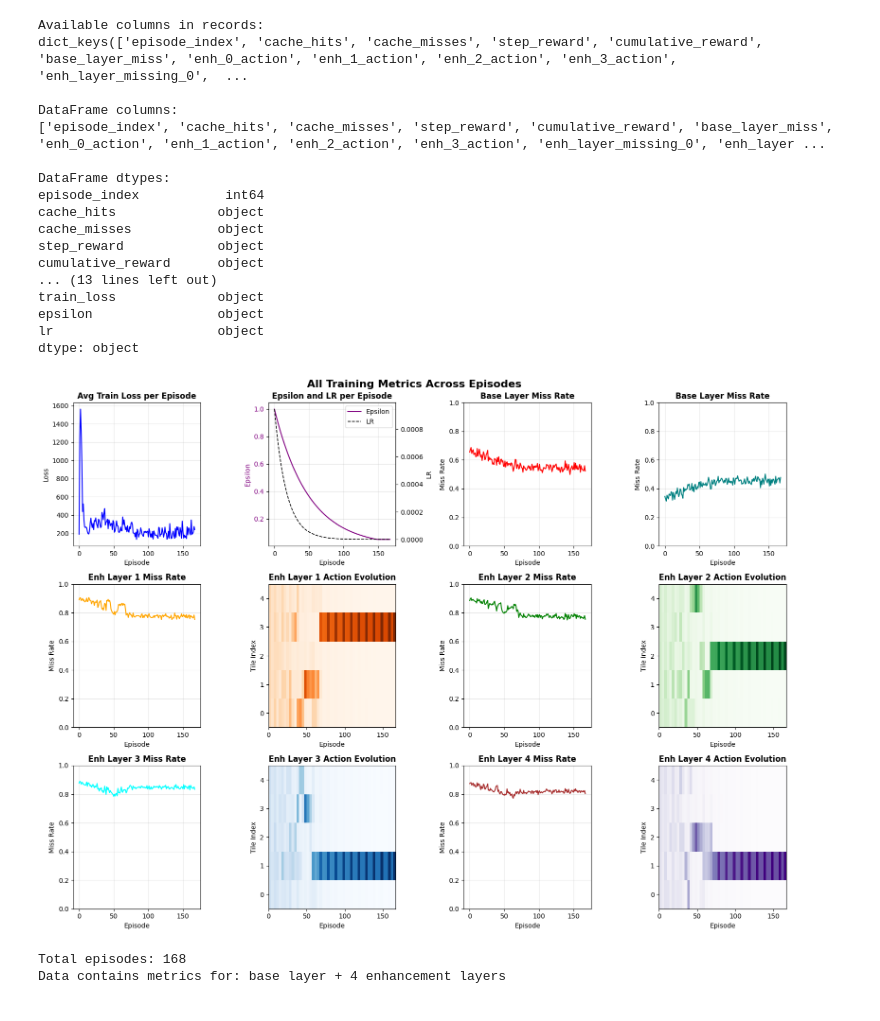
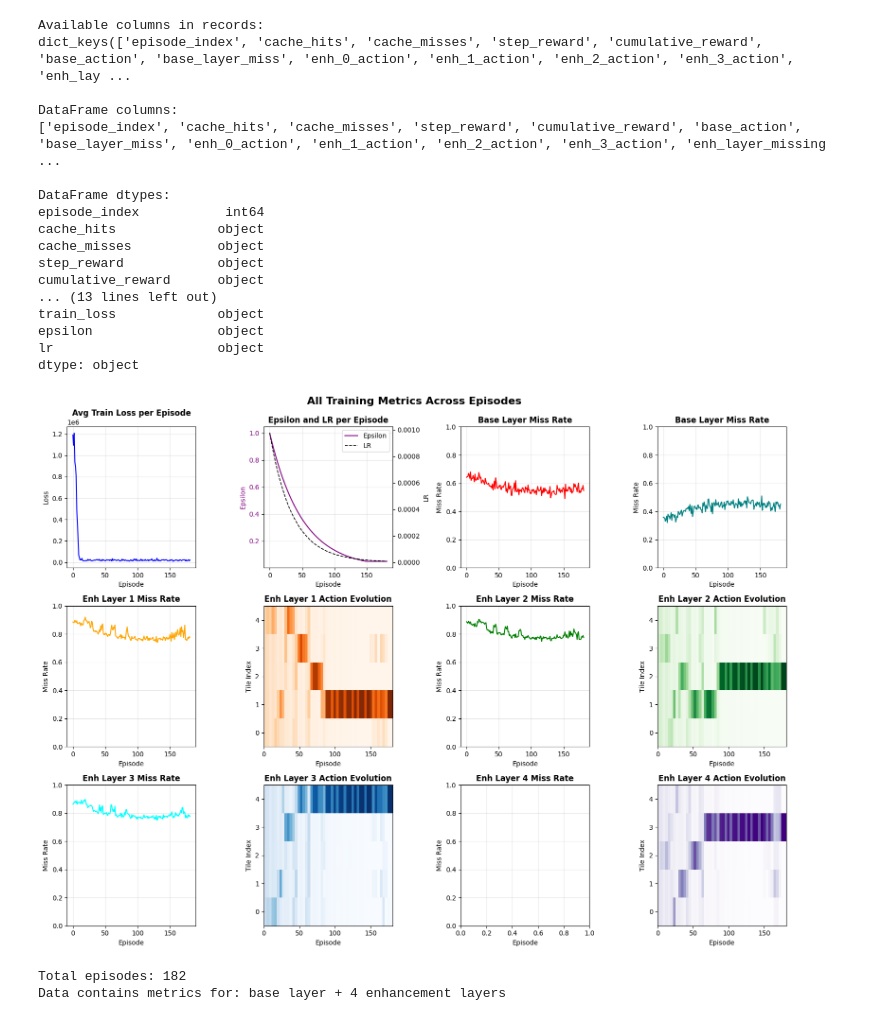
Before and after one commit to es25591/CacheVideoPredict360, a Jupyter notebook: Sources/Examples/LabAnalysis.ipynb, the cells around one changed output. Saved outputs shown, nothing was run; the diff lists cells and outputs as text; code cells hidden in the pictures.

```diff
--- a/Sources/Examples/LabAnalysis.ipynb
+++ b/Sources/Examples/LabAnalysis.ipynb
@@ -7,8 +7,8 @@ import pandas as pd
 import matplotlib.pyplot as plt
 # %%
 
-# path_foulder = "C:/Users/es25591/Workspace/CacheVideoPredict360/Results/" + "2026-02-23_15-05/"
-path_foulder = "/home/eduardo/Workspace/CacheVideoPredict360/Results/" + "2026-02-23_20-16/"
+path_foulder = "C:/Users/es25591/Workspace/CacheVideoPredict360/Results/" + "2026-02-24_13-09/"
+# path_foulder = "/home/eduardo/Workspace/CacheVideoPredict360/Results/" + "2026-02-24_07-54/"
 pattern = re.compile(r"^debug_ep(\d+)\.json$")
 records = []
 
@@ -40,10 +40,10 @@ print("\nDataFrame dtypes:")
 print(df.dtypes)
 # %% [output]
 Available columns in records:
-dict_keys(['episode_index', 'cache_hits', 'cache_misses', 'step_reward', 'cumulative_reward', 'base_layer_miss', 'enh_0_action', 'enh_1_action', 'enh_2_action', 'enh_3_action', 'enh_layer_missing_0',  ...
+dict_keys(['episode_index', 'cache_hits', 'cache_misses', 'step_reward', 'cumulative_reward', 'base_action', 'base_layer_miss', 'enh_0_action', 'enh_1_action', 'enh_2_action', 'enh_3_action', 'enh_lay ...
 
 DataFrame columns:
-['episode_index', 'cache_hits', 'cache_misses', 'step_reward', 'cumulative_reward', 'base_layer_miss', 'enh_0_action', 'enh_1_action', 'enh_2_action', 'enh_3_action', 'enh_layer_missing_0', 'enh_layer ...
+['episode_index', 'cache_hits', 'cache_misses', 'step_reward', 'cumulative_reward', 'base_action', 'base_layer_miss', 'enh_0_action', 'enh_1_action', 'enh_2_action', 'enh_3_action', 'enh_layer_missing ...
 
 DataFrame dtypes:
 episode_index           int64
@@ -199,36 +199,36 @@ plot_action_evolution(ax, 'enh_1_action', 'Enh Layer 2 Action Evolution', 'Green
 ax = axes[2, 0]
 avg_enh3_miss = get_avg_per_episode('enh_layer_missing_2')
 ax.plot(episodes, avg_enh3_miss, color='cyan', linewidth=1.5)
 ax.set_title('Enh Layer 3 Miss Rate', fontweight='bold')
 ax.set_xlabel('Episode')
 ax.set_ylabel('Miss Rate')
 ax.set_ylim([0, 1])
 ax.grid(True, alpha=0.3)
 
 ax = axes[2, 1]
 plot_action_evolution(ax, 'enh_2_action', 'Enh Layer 3 Action Evolution', 'Blues')
 
 # Enhancement Layer 4
 ax = axes[2, 2]
 avg_enh4_miss = get_avg_per_episode('enh_layer_missing_3')
-ax.plot(episodes, avg_enh4_miss, color='brown', linewidth=1.5)
+# ax.plot(episodes, avg_enh4_miss, color='brown', linewidth=1.5)
 ax.set_title('Enh Layer 4 Miss Rate', fontweight='bold')
 ax.set_xlabel('Episode')
 ax.set_ylabel('Miss Rate')
 ax.set_ylim([0, 1])
 ax.grid(True, alpha=0.3)
 
 ax = axes[2, 3]
 plot_action_evolution(ax, 'enh_3_action', 'Enh Layer 4 Action Evolution', 'Purples')
 
 plt.tight_layout()
 plt.show()
 
 print(f"Total episodes: {len(episodes)}")
 print(f"Data contains metrics for: base layer + 4 enhancement layers")
 # %% [output]
-[figure, old version]
+[figure, new version]
-Total episodes: 168
+Total episodes: 182
 Data contains metrics for: base layer + 4 enhancement layers
 # %%
 # Group related metrics for focused analysis
```
Also changed, not shown: parts of 2 cells of this notebook, 6 other files.
